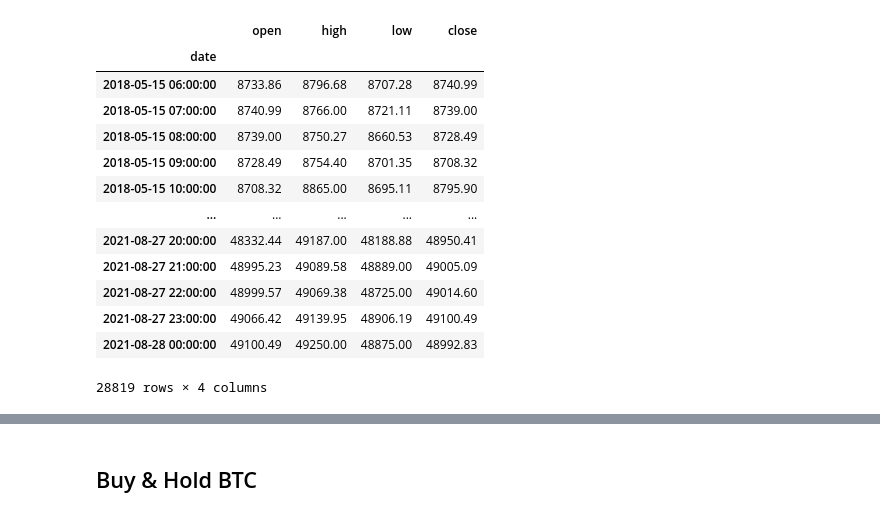
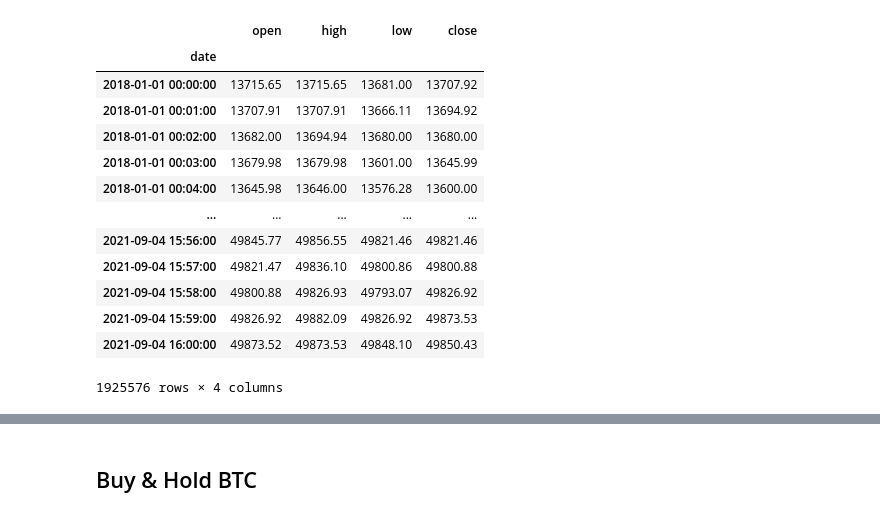
Before and after one commit to anythingth2/PortfolioRebalancing, a Jupyter notebook: Rebalancing.ipynb, the cells around one changed output, grey strips where cells are left out. Drawn from its saved outputs; the diff is of its cells as text; code cells hidden in the pictures.

```diff
--- a/Rebalancing.ipynb
+++ b/Rebalancing.ipynb
@@ -4,25 +6,25 @@ import pandas as pd
 import datetime
 import tqdm
 # %%
-df = pd.read_csv('dataset/Bitstamp_BTCUSD_1h.csv',
+price_df = pd.read_csv('dataset/BTCUSDT-1min.csv',
                  index_col='date',
                  parse_dates=['date'])
-
-df.sort_index(inplace=True)
-# df = df.loc['2019-06-01':]
-df
+price_df = price_df[['open', 'high', 'low', 'close']]
+price_df.sort_index(inplace=True)
+price_df = price_df.loc['2018-01-01':]
+price_df
 # %% [output]
 |  | open | high | low | close |
 | date |  |  |  |  |
-| 2018-05-15 06:00:00 | 8733.86 | 8796.68 | 8707.28 | 8740.99 |
-| 2018-05-15 07:00:00 | 8740.99 | 8766.00 | 8721.11 | 8739.00 |
-| 2018-05-15 08:00:00 | 8739.00 | 8750.27 | 8660.53 | 8728.49 |
-| 2018-05-15 09:00:00 | 8728.49 | 8754.40 | 8701.35 | 8708.32 |
-| 2018-05-15 10:00:00 | 8708.32 | 8865.00 | 8695.11 | 8795.90 |
+| 2018-01-01 00:00:00 | 13715.65 | 13715.65 | 13681.00 | 13707.92 |
+| 2018-01-01 00:01:00 | 13707.91 | 13707.91 | 13666.11 | 13694.92 |
+| 2018-01-01 00:02:00 | 13682.00 | 13694.94 | 13680.00 | 13680.00 |
+| 2018-01-01 00:03:00 | 13679.98 | 13679.98 | 13601.00 | 13645.99 |
+| 2018-01-01 00:04:00 | 13645.98 | 13646.00 | 13576.28 | 13600.00 |
 | ... | ... | ... | ... | ... |
-| 2021-08-27 20:00:00 | 48332.44 | 49187.00 | 48188.88 | 48950.41 |
-| 2021-08-27 21:00:00 | 48995.23 | 49089.58 | 48889.00 | 49005.09 |
-| 2021-08-27 22:00:00 | 48999.57 | 49069.38 | 48725.00 | 49014.60 |
-| 2021-08-27 23:00:00 | 49066.42 | 49139.95 | 48906.19 | 49100.49 |
-| 2021-08-28 00:00:00 | 49100.49 | 49250.00 | 48875.00 | 48992.83 |
+| 2021-09-04 15:56:00 | 49845.77 | 49856.55 | 49821.46 | 49821.46 |
+| 2021-09-04 15:57:00 | 49821.47 | 49836.10 | 49800.86 | 49800.88 |
+| 2021-09-04 15:58:00 | 49800.88 | 49826.93 | 49793.07 | 49826.92 |
+| 2021-09-04 15:59:00 | 49826.92 | 49882.09 | 49826.92 | 49873.53 |
+| 2021-09-04 16:00:00 | 49873.52 | 49873.53 | 49848.10 | 49850.43 |
-28819 rows × 4 columns
+1925576 rows × 4 columns
```
Also changed, not shown: parts of 39 cells of this notebook.
